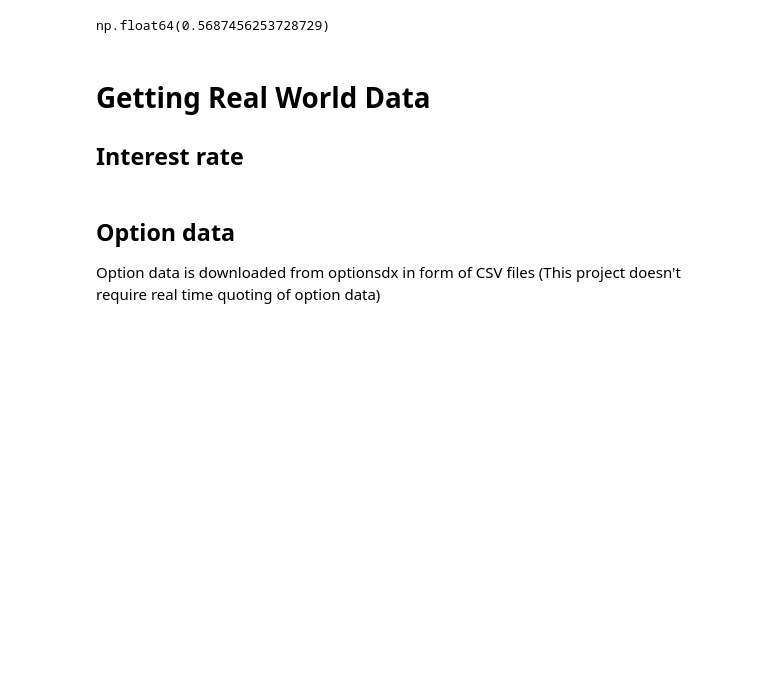
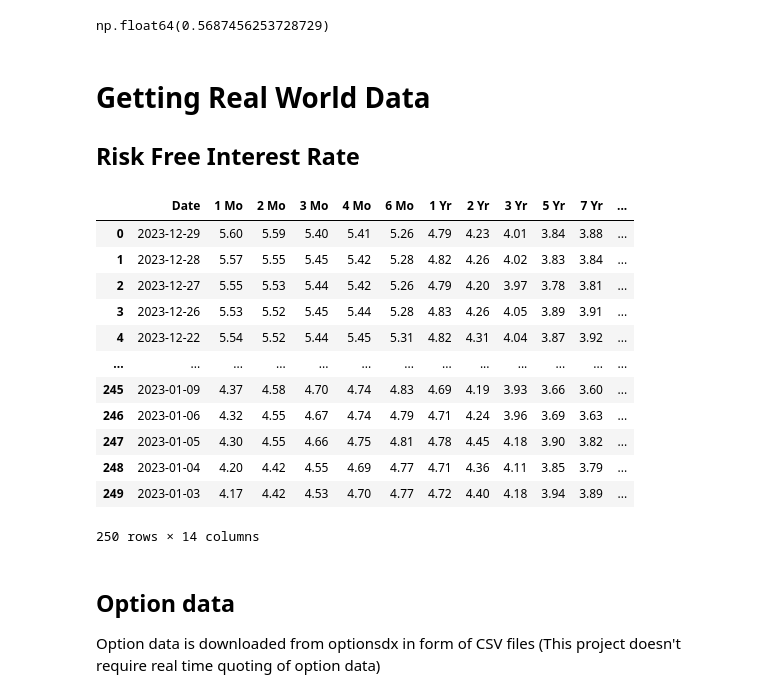
Before and after one commit to marcohcw/Heston-Model, a Jupyter notebook: heston_model_venv/Heston_model.ipynb, the cells around one changed output. Saved outputs shown, nothing was run; the diff lists cells and outputs as text; code cells hidden in the pictures; blank space fills up the shorter version.

```diff
--- a/heston_model_venv/Heston_model.ipynb
+++ b/heston_model_venv/Heston_model.ipynb
@@ -90,13 +90,23 @@ heston_call_price(S0, K, v0, tau, r, sigma, rho, kappa, theta, lambd)
 np.float64(0.5687456253728729)
 # %% [markdown]
 # Getting Real World Data
-## Interest rate
+## Risk Free Interest Rate
 # %%
-# Interest rate data for 2nd October 2023 from US Department of the Treasury
-rates_df = pd.read_csv('/Users/wongmarco/Downloads/interest_rates.csv', index_col= 0)
+rates_df = pd.read_csv('/Users/wongmarco/Downloads/daily-treasury-rates.csv')
 rates_df['Date'] = pd.to_datetime(rates_df['Date'], format='%m/%d/%Y')
-rates_df.set_index('Date', inplace = True)
-
-# Change all data from percentage to float
-rates_df = rates_df.astype(float)/100
+rates_df
+# %% [output]
+|  | Date | 1 Mo | 2 Mo | 3 Mo | 4 Mo | 6 Mo | 1 Yr | 2 Yr | 3 Yr | 5 Yr | 7 Yr | ... |
+| 0 | 2023-12-29 | 5.60 | 5.59 | 5.40 | 5.41 | 5.26 | 4.79 | 4.23 | 4.01 | 3.84 | 3.88 | ... |
+| 1 | 2023-12-28 | 5.57 | 5.55 | 5.45 | 5.42 | 5.28 | 4.82 | 4.26 | 4.02 | 3.83 | 3.84 | ... |
+| 2 | 2023-12-27 | 5.55 | 5.53 | 5.44 | 5.42 | 5.26 | 4.79 | 4.20 | 3.97 | 3.78 | 3.81 | ... |
+| 3 | 2023-12-26 | 5.53 | 5.52 | 5.45 | 5.44 | 5.28 | 4.83 | 4.26 | 4.05 | 3.89 | 3.91 | ... |
+| 4 | 2023-12-22 | 5.54 | 5.52 | 5.44 | 5.45 | 5.31 | 4.82 | 4.31 | 4.04 | 3.87 | 3.92 | ... |
+| ... | ... | ... | ... | ... | ... | ... | ... | ... | ... | ... | ... | ... |
+| 245 | 2023-01-09 | 4.37 | 4.58 | 4.70 | 4.74 | 4.83 | 4.69 | 4.19 | 3.93 | 3.66 | 3.60 | ... |
+| 246 | 2023-01-06 | 4.32 | 4.55 | 4.67 | 4.74 | 4.79 | 4.71 | 4.24 | 3.96 | 3.69 | 3.63 | ... |
+| 247 | 2023-01-05 | 4.30 | 4.55 | 4.66 | 4.75 | 4.81 | 4.78 | 4.45 | 4.18 | 3.90 | 3.82 | ... |
+| 248 | 2023-01-04 | 4.20 | 4.42 | 4.55 | 4.69 | 4.77 | 4.71 | 4.36 | 4.11 | 3.85 | 3.79 | ... |
+| 249 | 2023-01-03 | 4.17 | 4.42 | 4.53 | 4.70 | 4.77 | 4.72 | 4.40 | 4.18 | 3.94 | 3.89 | ... |
+250 rows × 14 columns
 # %%
```
Also changed, not shown: parts of 21 cells of this notebook.
